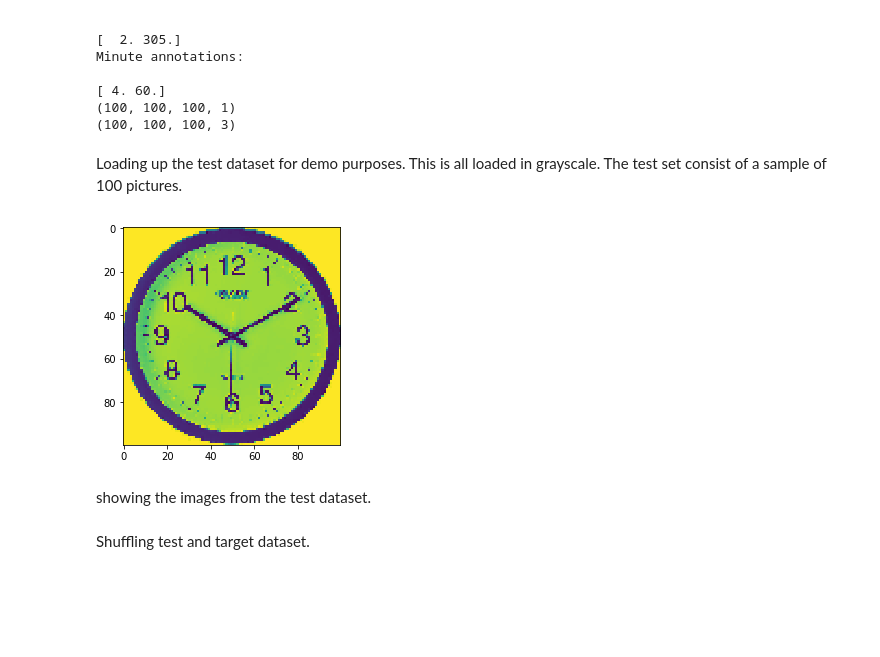
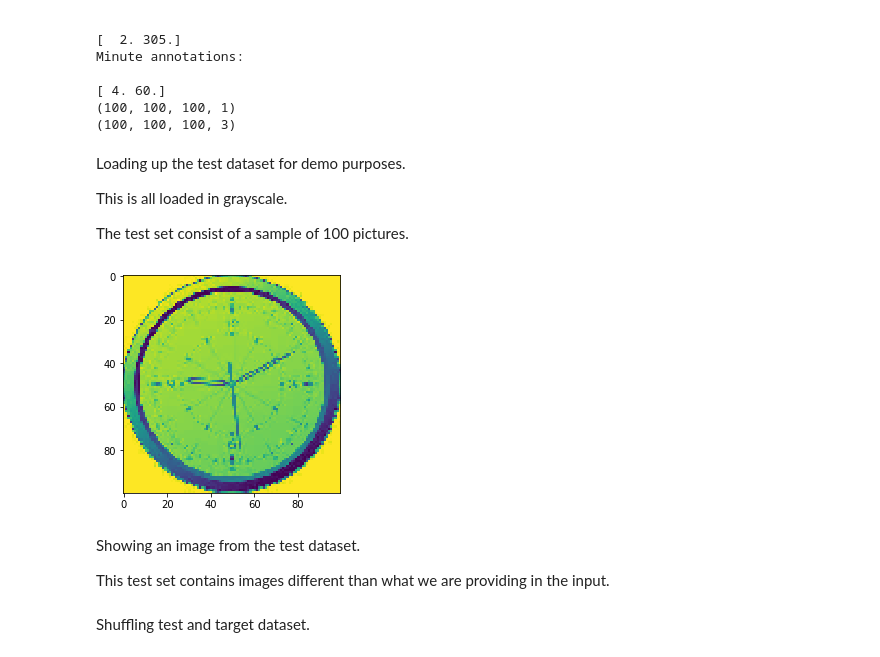
Before and after one commit to pkong0414/Deep-Learning-Projects, a Jupyter notebook: clockAI_with_dropout_v0.2.ipynb, the cells around one changed output. Saved outputs shown, nothing was run; the diff lists cells and outputs as text; code cells hidden in the pictures; blank space fills up the shorter version.

```diff
--- a/clockAI_with_dropout_v0.2.ipynb
+++ b/clockAI_with_dropout_v0.2.ipynb
@@ -66,11 +63,11 @@ Mounted at /content/drive
 base_A_dir = "/content/drive/My Drive/train_analog"
 
 #file directory for digital
-base_D_dir = "/content/drive/My Drive/Colab Notebooks/Clocks/Digital Clock/train"
+#base_D_dir = "/content/drive/My Drive/Colab Notebooks/Clocks/Digital Clock/train"
 
 #file directory for target (labels)
 base_LA_dir = "/content/drive/My Drive/test_val_analog.csv"
-base_LD_dir = "/content/drive/My Drive/Colab Notebooks/Clocks/test_val_digital.csv"
+#base_LD_dir = "/content/drive/My Drive/Colab Notebooks/Clocks/test_val_digital.csv"
 
 
 #open files from drive mount in google colab for correct picture names and lables
@@ -99,15 +96,15 @@ for files in file_csv:
 #print( train_A_filenames )
 
 
+#We are not going to load the dataset for digital clock images
 
-
-train_D_labels = []
-train_D_filenames = []
-text_D = []
-for files in file2_csv:
-  text_D = files.split( "," )
-  train_D_labels.append( text_D[1].strip( '\n' ) )
-  train_D_filenames.append( text_D[0].strip( '\ufeff' ) )
+# train_D_labels = []
+# train_D_filenames = []
+# text_D = []
+# for files in file2_csv:
+#   text_D = files.split( "," )
+#   train_D_labels.append( text_D[1].strip( '\n' ) )
+#   train_D_filenames.append( text_D[0].strip( '\ufeff' ) )
 # print( train_D_labels )
 # print( train_D_filenames )
 
@@ -122,11 +119,13 @@ for items in train_A_filenames:
 
 print( image_analog )
 
-temp3 = []
-image_digital = []
-for item in train_D_filenames:
-  temp3 = os.path.join( base_D_dir, item )
-  image_digital.append( temp3 )
+# We are not using any samples from the digital clock set
+
+# temp3 = []
+# image_digital = []
+# for item in train_D_filenames:
+#   temp3 = os.path.join( base_D_dir, item )
+#   image_digital.append( temp3 )
 
 # print( image_digital )
 
@@ -566,17 +578,22 @@ Minute annotations:
 (100, 100, 100, 1)
 (100, 100, 100, 3)
 # %% [markdown]
-Loading up the test dataset for demo purposes. This is all loaded in grayscale.
+Loading up the test dataset for demo purposes.
+
+This is all loaded in grayscale.
+
 The test set consist of a sample of 100 pictures.
 # %%
 
 #image and 0 - 1 values
-plt.imshow( test_dataset[ 0, :, :, 0 ] )
+plt.imshow( test_dataset[ 60, :, :, 0 ] )
 plt.show()
 # %% [output]
-[figure, old version]
+[figure, new version]
-# %% [markdown]
-showing the images from the test dataset.
+# %% [markdown]
+Showing an image from the test dataset.
+
+This test set contains images different than what we are providing in the input.
 # %%
 test_dataset_shuffle, target_dataset_shuffle = shuffle( test_dataset, test_label )
 # %% [markdown]
```
Also changed, not shown: parts of 7 cells of this notebook.
